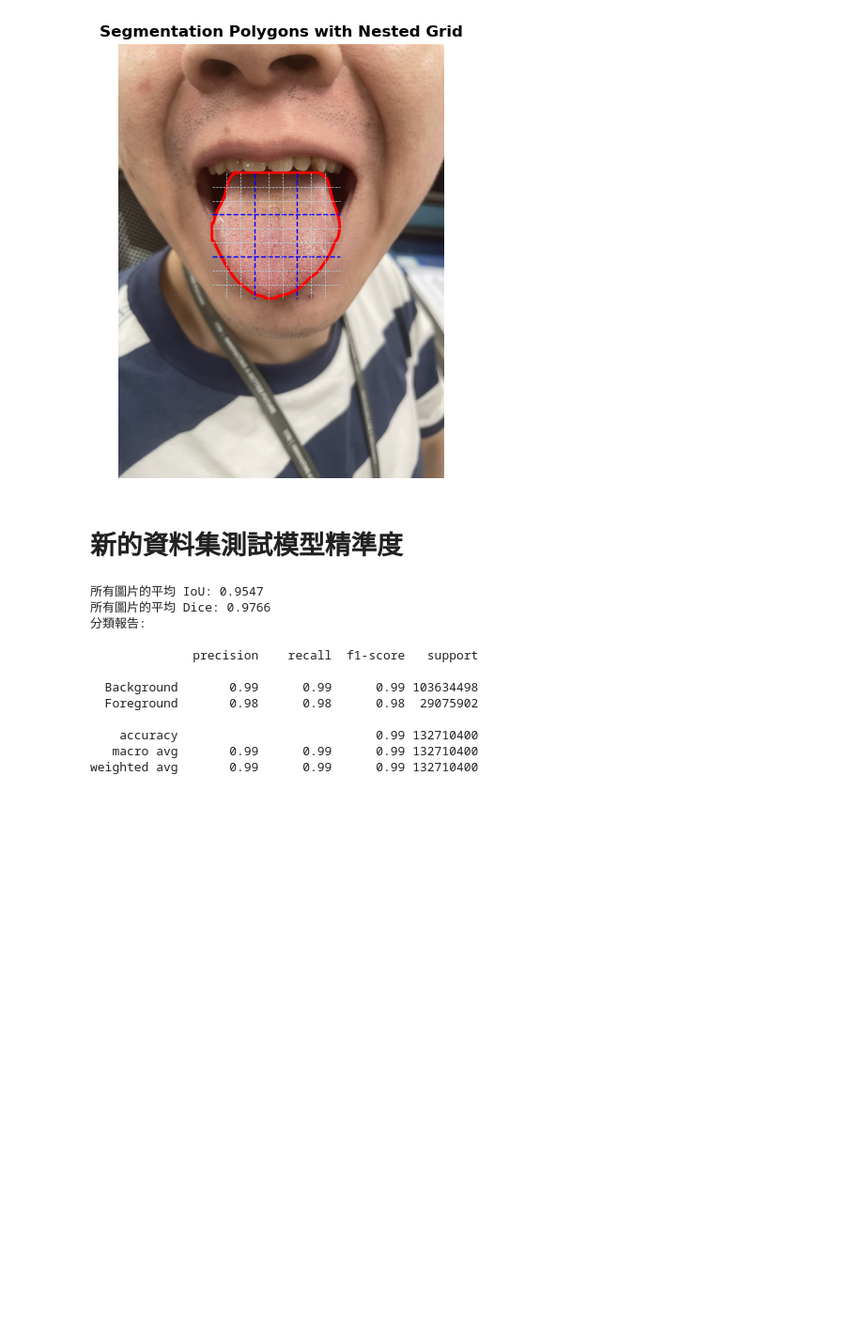
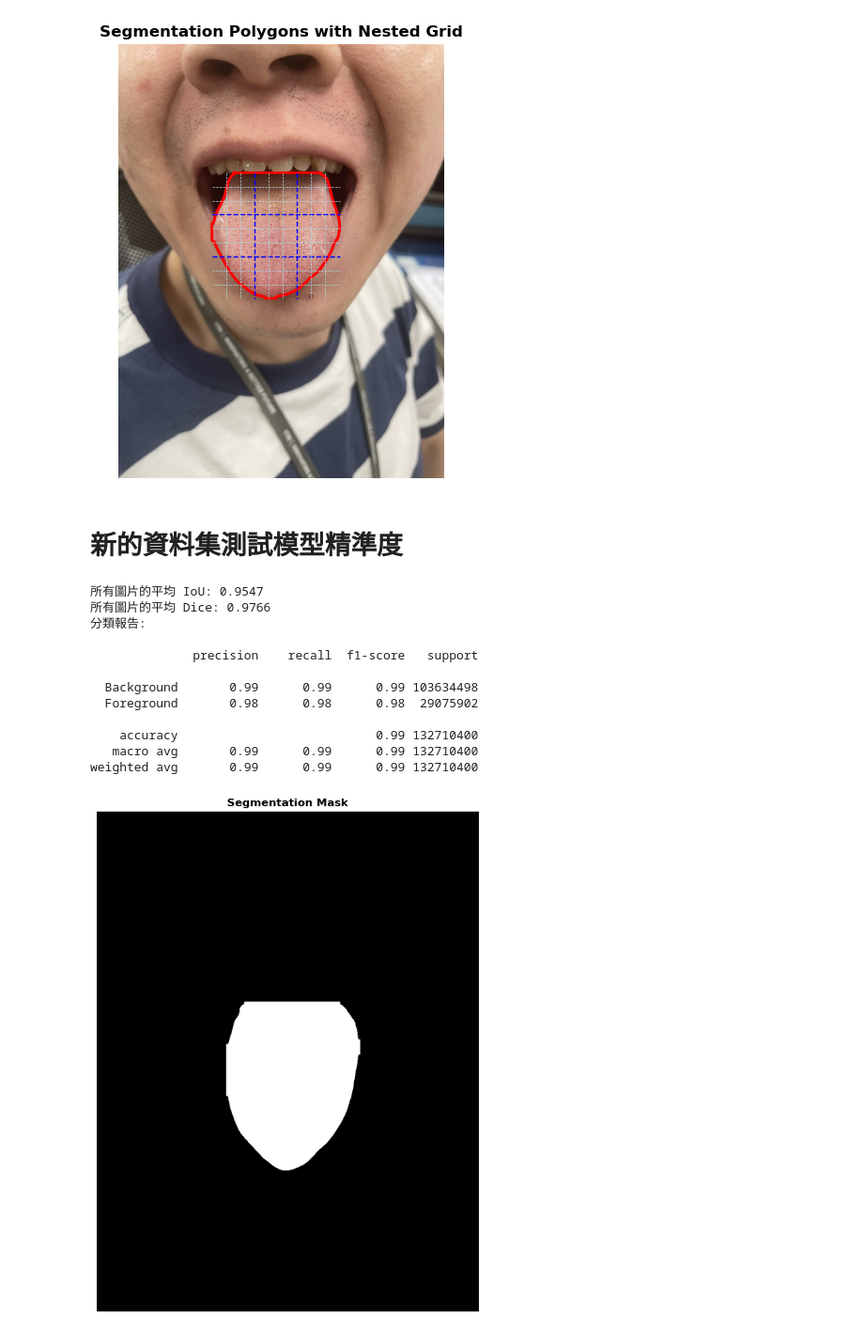
Before and after one commit to orange1314/yolo_tongue_coating, a Jupyter notebook: YOLO.ipynb, the cells around one changed output. Shown: that part at 94% size. Drawn from its saved outputs; the diff is of its cells as text; code cells hidden in the pictures; blank space fills up the shorter version.

```diff
--- a/YOLO.ipynb
+++ b/YOLO.ipynb
@@ -307,7 +307,7 @@ for img_name in tqdm(os.listdir(img_dir), desc="處理圖片中"):
 
     # 獲取分割掩碼（只取第一個類別）
     pred_mask = result.masks.data[0].cpu().numpy()  # 提取分割掩碼
-    pred_mask = (pred_mask > 0.5).astype(np.uint8)  # 將分割結果轉為二值化
+    pred_mask = (pred_mask > 0.9).astype(np.uint8)  # 將分割結果轉為二值化
 
     # 讀取標準掩碼
     mask = cv2.imread(mask_path, cv2.IMREAD_GRAYSCALE)
@@ -355,3 +355,17 @@ print(report)
     accuracy                           0.99 132710400
    macro avg       0.99      0.99      0.99 132710400
 weighted avg       0.99      0.99      0.99 132710400
+# %%
+# 5. 取出第一個分割掩碼
+mask_tensor = result.masks.data[0]  # 掩碼的張量格式
+mask = mask_tensor.cpu().numpy()  # 將張量轉為 NumPy 陣列
+mask_binary = (mask > 0.9).astype(np.uint8)  # 二值化掩碼
+
+# 6. 可視化結果
+plt.figure(figsize=(10, 10))
+plt.imshow(mask_binary, cmap="gray")
+plt.title("Segmentation Mask")
+plt.axis("off")
+plt.show()
+# %% [output]
+[figure, added]
```
